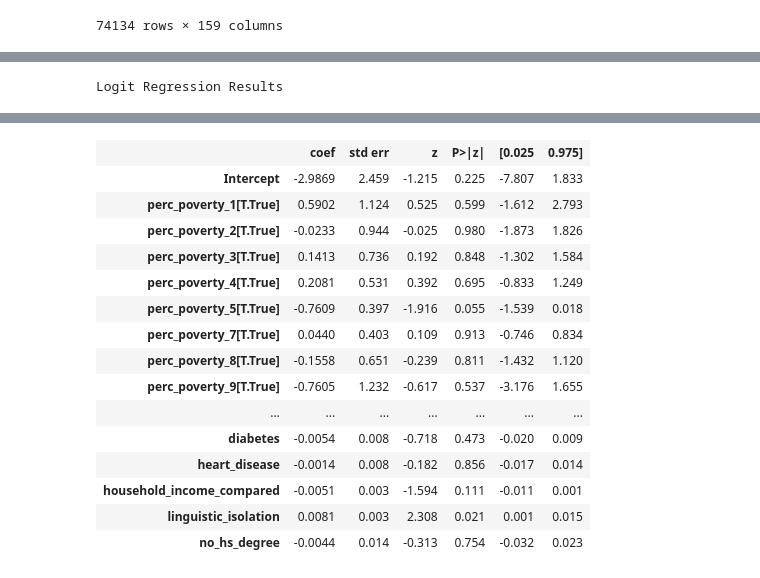
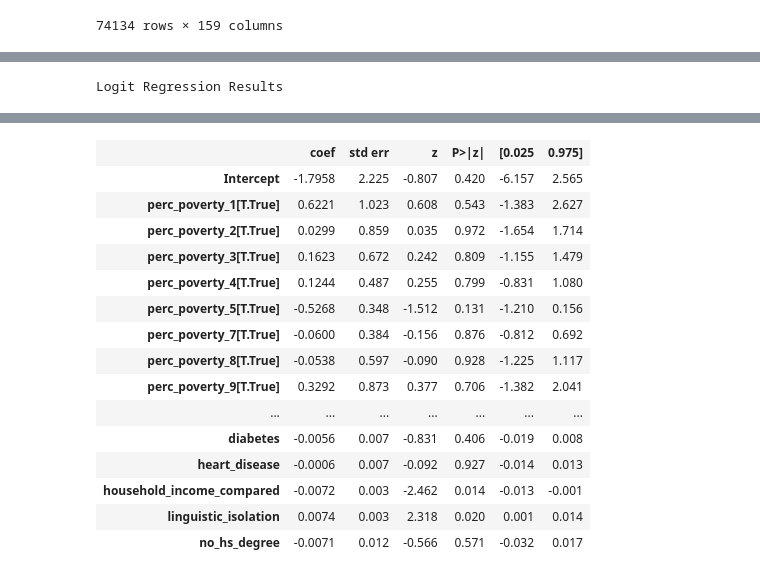
Before and after one commit to charlotte-i-meyer/Data-Centers-Capstone, a Jupyter notebook: Statsmodels Logistic Regression.ipynb, the cells around one changed output, grey strips where cells are left out. Saved outputs shown, nothing was run; the diff lists cells and outputs as text; code cells hidden in the pictures.

Commit message:
Add files via upload
new commit removes NA's from predictor columns before running logit model

```diff
--- a/Statsmodels Logistic Regression.ipynb
+++ b/Statsmodels Logistic Regression.ipynb
@@ -15,9 +15,7 @@ from statsmodels.tools.tools import add_constant
 from sklearn.model_selection import train_test_split
 # %%
 #reading in the data
-cejst = pd.read_csv("cejst_logistic_regression.csv", index_col=0)
+cejst = pd.read_csv("cejst_logistic_regression.csv", index_col=0, low_memory=False)
 
 #setting pandas columns so I can see all of them
 pd.set_option('display.max_columns', None)
-
-cejst
@@ -67,7 +51,7 @@ def split_into_bins(fixed_effect_column):
 linguistic_isolation_dummies = split_into_bins("linguistic_isolation")
 linguistic_isolation_dummies
 
-cejst = cejst.copy()
+#cejst = cejst.copy()
 cejst = pd.concat([cejst, linguistic_isolation_dummies], axis=1)
 # %%
 perc_poverty_dummies = split_into_bins("perc_poverty")
@@ -90,3 +74,17 @@ cejst
 | 74132 | 78030961200 | NaN | Virgin Islands | 0.79 | 0.0 | 0.01 | 0.00 | ... |
 | 74133 | 78030990000 | NaN | Virgin Islands | NaN | NaN | NaN | NaN | ... |
 74134 rows × 159 columns
+# %%
+# Define predictor variables
+predictors = ['perc_white', 'perc_poverty', 'pm_air', 'perc_unemployment',
+              'hazard_waste_prox', 'life_expectancy', 'perc_hispanic',
+              'perc_elderly', 'perc_children', 'perc_disadvantaged',
+              'population', 'loss_rate', 'flood_risk', 'energy_burden',
+              'diesel_exposure', 'traffic_prox', 'travel_barriers',
+              'housing_burden', 'house_value', 'pavement_cropland',
+              'no_plumbing', 'superfund_prox',
+              'asthma', 'diabetes', 'heart_disease', 'household_income_compared',
+              'linguistic_isolation', 'no_hs_degree']
+
+print(cejst[predictors].isnull().sum())
+#removing wastewater_discharge from predictors because it has 20,000 NA's
@@ -92,0 +109,11 @@ cejst
+# %%
+#dropping NA's; code is from Claude
+
+
+#dropping all rows with NaN in predictor columns
+cejst = cejst.dropna(subset=predictors)
+
+#verify they match
+print(f"X shape: {cejst[predictors].shape}, y shape: {cejst["has_datacenter"].shape}")
+#verify no na's
+print(cejst[predictors].isnull().sum())
@@ -94,20 +155,8 @@ cejst
 # "'has_datacenter ~ ' + ' + '.join(predictors)"
 #logistic regression model with fixed effects
 
-# Define predictor variables
-predictors = ['perc_white', 'perc_poverty', 'pm_air', 'perc_unemployment',
-              'hazard_waste_prox', 'life_expectancy', 'perc_hispanic',
-              'perc_elderly', 'perc_children', 'perc_disadvantaged',
-              'population', 'loss_rate', 'flood_risk', 'energy_burden',
-              'diesel_exposure', 'traffic_prox', 'travel_barriers',
-              'housing_burden', 'house_value', 'pavement_cropland',
-              'no_plumbing', 'superfund_prox', 'wastewater_discharge',
-              'asthma', 'diabetes', 'heart_disease', 'household_income_compared',
-              'linguistic_isolation', 'no_hs_degree']
-
 #list of dummy dataframes
 dummy_list = [linguistic_isolation_dummies, perc_poverty_dummies]
-print(dummy_list)
 
 #making list of dummy columns that predict a data center ??
 for new_dummy in dummy_list:
@@ -152,19 +185,19 @@ Logit Regression Results
 |  | coef | std err | z | P>|z| | [0.025 | 0.975] |
-| Intercept | -2.9869 | 2.459 | -1.215 | 0.225 | -7.807 | 1.833 |
-| perc_poverty_1[T.True] | 0.5902 | 1.124 | 0.525 | 0.599 | -1.612 | 2.793 |
-| perc_poverty_2[T.True] | -0.0233 | 0.944 | -0.025 | 0.980 | -1.873 | 1.826 |
-| perc_poverty_3[T.True] | 0.1413 | 0.736 | 0.192 | 0.848 | -1.302 | 1.584 |
-| perc_poverty_4[T.True] | 0.2081 | 0.531 | 0.392 | 0.695 | -0.833 | 1.249 |
-| perc_poverty_5[T.True] | -0.7609 | 0.397 | -1.916 | 0.055 | -1.539 | 0.018 |
-| perc_poverty_7[T.True] | 0.0440 | 0.403 | 0.109 | 0.913 | -0.746 | 0.834 |
-| perc_poverty_8[T.True] | -0.1558 | 0.651 | -0.239 | 0.811 | -1.432 | 1.120 |
-| perc_poverty_9[T.True] | -0.7605 | 1.232 | -0.617 | 0.537 | -3.176 | 1.655 |
+| Intercept | -1.7958 | 2.225 | -0.807 | 0.420 | -6.157 | 2.565 |
+| perc_poverty_1[T.True] | 0.6221 | 1.023 | 0.608 | 0.543 | -1.383 | 2.627 |
+| perc_poverty_2[T.True] | 0.0299 | 0.859 | 0.035 | 0.972 | -1.654 | 1.714 |
+| perc_poverty_3[T.True] | 0.1623 | 0.672 | 0.242 | 0.809 | -1.155 | 1.479 |
+| perc_poverty_4[T.True] | 0.1244 | 0.487 | 0.255 | 0.799 | -0.831 | 1.080 |
+| perc_poverty_5[T.True] | -0.5268 | 0.348 | -1.512 | 0.131 | -1.210 | 0.156 |
+| perc_poverty_7[T.True] | -0.0600 | 0.384 | -0.156 | 0.876 | -0.812 | 0.692 |
+| perc_poverty_8[T.True] | -0.0538 | 0.597 | -0.090 | 0.928 | -1.225 | 1.117 |
+| perc_poverty_9[T.True] | 0.3292 | 0.873 | 0.377 | 0.706 | -1.382 | 2.041 |
 | ... | ... | ... | ... | ... | ... | ... |
-| diabetes | -0.0054 | 0.008 | -0.718 | 0.473 | -0.020 | 0.009 |
-| heart_disease | -0.0014 | 0.008 | -0.182 | 0.856 | -0.017 | 0.014 |
-| household_income_compared | -0.0051 | 0.003 | -1.594 | 0.111 | -0.011 | 0.001 |
-| linguistic_isolation | 0.0081 | 0.003 | 2.308 | 0.021 | 0.001 | 0.015 |
-| no_hs_degree | -0.0044 | 0.014 | -0.313 | 0.754 | -0.032 | 0.023 |
+| diabetes | -0.0056 | 0.007 | -0.831 | 0.406 | -0.019 | 0.008 |
+| heart_disease | -0.0006 | 0.007 | -0.092 | 0.927 | -0.014 | 0.013 |
+| household_income_compared | -0.0072 | 0.003 | -2.462 | 0.014 | -0.013 | -0.001 |
+| linguistic_isolation | 0.0074 | 0.003 | 2.318 | 0.020 | 0.001 | 0.014 |
+| no_hs_degree | -0.0071 | 0.012 | -0.566 | 0.571 | -0.032 | 0.017 |
 # %%
 #list of columns that had low p-values in logit model
 feature_columns_significant = ["perc_poverty",
```
Also changed, not shown: parts of 9 cells of this notebook.
